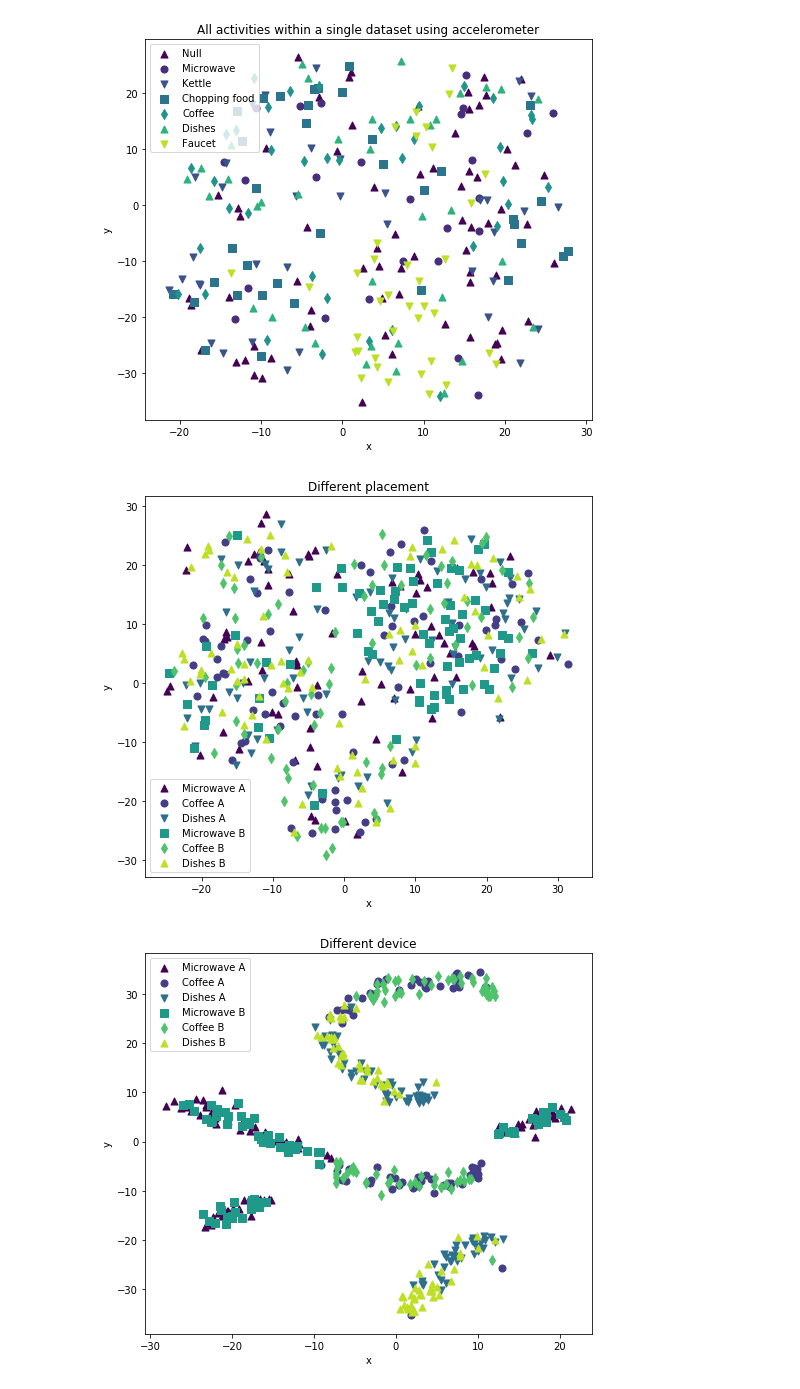
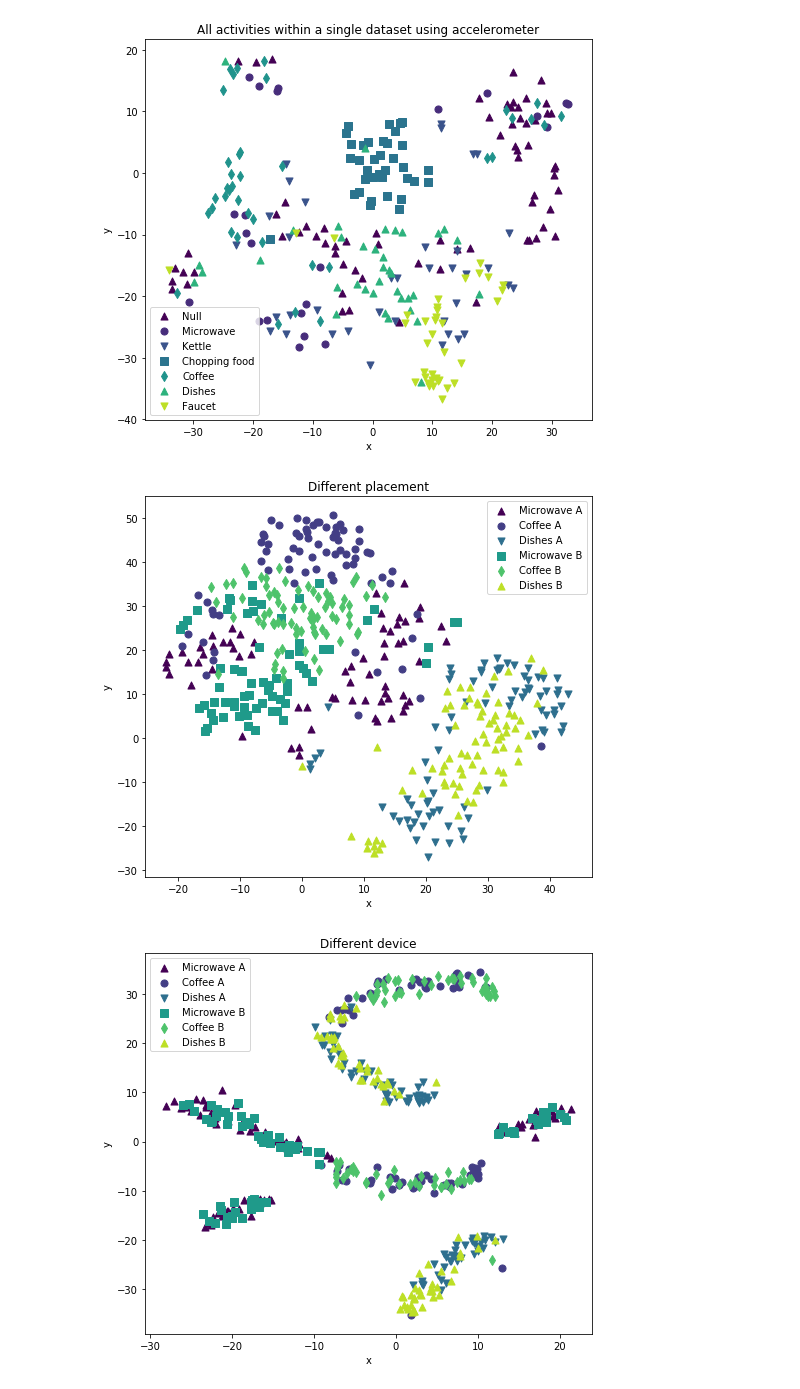
Before and after one commit to matus-tomlein/transfer-learning-playground, a Jupyter notebook: notebooks/tsne.ipynb, the cells around one changed output. Cells and saved outputs as stored; diff of their text form; code cells hidden in the pictures.

```diff
--- a/notebooks/tsne.ipynb
+++ b/notebooks/tsne.ipynb
@@ -114,7 +114,7 @@ plot_tsne(df, df_labels, 'All activities within a single dataset using microphon
 # %%
 dataset = 'scott-final-iter1'
-device = 'xdk_1'
-use_features = 'accel_.*index_mass_quantile'
+device = '128.237.247.134'
+use_features = 'microphone'
 use_activities = [0,1,2,3,4,5,7]
 
 df, df_labels = tflscripts.read_and_filter_dataset(
@@ -127,20 +127,45 @@ df, df_labels = tflscripts.read_and_filter_dataset(
     scale=True,
     with_feature_selection=False)
 
+feature_types = [
+    'variance',
+    'standard_deviation',
+    'ratio_value_number_to_time_series_length',
+    'maximum',
+    'mean_abs_change_quantiles__qh_1.0__ql_0.0',
+    'absolute_sum_of_changes',
+    'mean_abs_change',
+    'mean_abs_change_quantiles__qh_1.0__ql_0.2',
+    'mean_abs_change_quantiles__qh_1.0__ql_0.4',
+    'mean_abs_change_quantiles__qh_1.0__ql_0.6',
+    'mean',
+    'skewness',
+    'percentage_of_reoccurring_values_to_all_values',
+    'kurtosis',
+    'abs_energy',
+    'quantile__q_0.9',
+    'sum_values',
+    'quantile__q_0.3',
+    'mean_abs_change_quantiles__qh_1.0__ql_0.8',
+    'variance_larger_than_standard_deviation'
+]
+
+df = df.filter(regex='|'.join(feature_types))
+
 rename_labels_based_on_configuration(df_labels)
 plot_tsne(df, df_labels, 'All activities within a single dataset using accelerometer')
 # %% [output]
-[figure, old version]
+[figure, new version]
 # %%
-use_features = 'accel_.*index_mass_quantile'
+use_features = 'microphone'
 use_activities = [0,1,2]
 
 compare([
-    ['xdk_1', 'synergy-final-iter1', 'A'],
-    ['xdk_1', 'synergy-final-iter2', 'B']
+    ['128.237.254.195', 'synergy-final-iter1', 'A'],
+    ['128.237.248.186', 'synergy-final-iter2', 'B']
 ], use_features=use_features, use_activities=use_activities, title='Different placement')
 # %% [output]
-[figure, old version]
+[figure, new version]
 # %%
 use_features = 'accel_.*index_mass_quantile'
 use_activities = [0,1,2]
```
Also changed, not shown: parts of 1 cell of this notebook, 12 other files.
